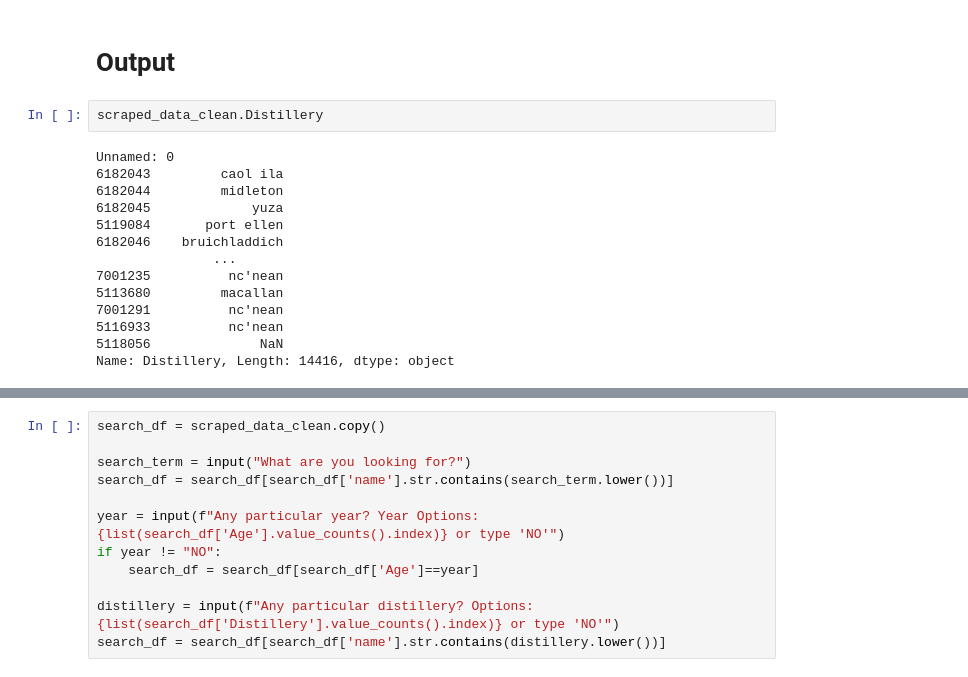
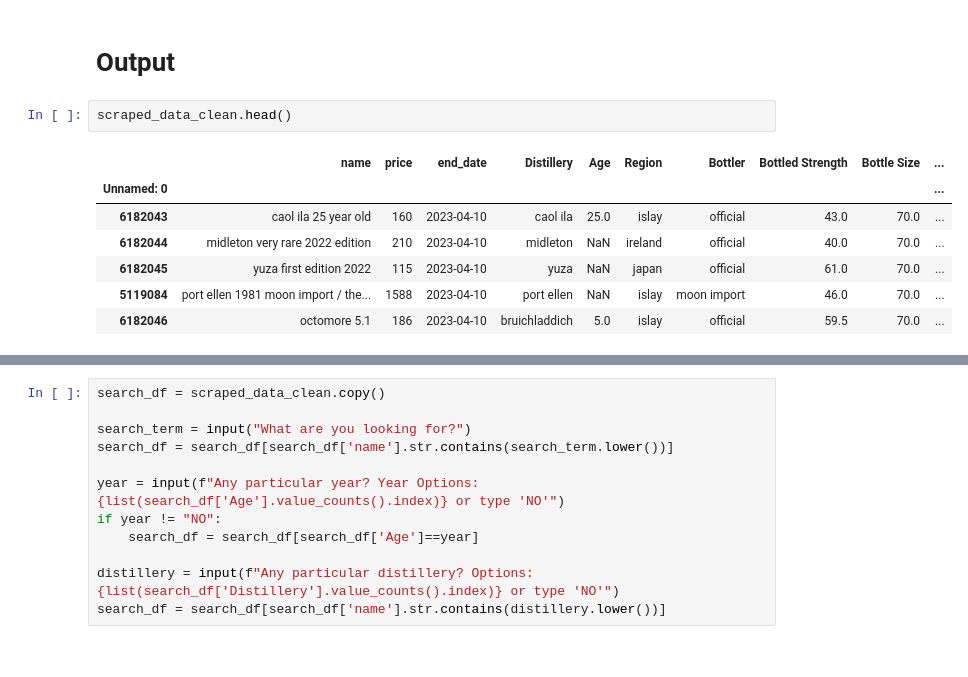
Before and after one commit to bpearson23/cs32_finalproject, a Jupyter notebook: full_scraper.ipynb, the cells around one changed output, grey strips where cells are left out. Drawn from its saved outputs; the diff is of its cells as text.

```diff
--- a/full_scraper.ipynb
+++ b/full_scraper.ipynb
@@ -260,18 +276,12 @@ scraped_data_clean.Distillery = scraped_data.Distillery.apply(try_lower)
 # %% [markdown]
 # Output
-# %%
-scraped_data_clean.Distillery
-# %% [output]
-Unnamed: 0
-6182043         caol ila
-6182044         midleton
-6182045             yuza
-5119084       port ellen
-6182046    bruichladdich
-               ...
-7001235          nc'nean
-5113680         macallan
-7001291          nc'nean
-5116933          nc'nean
-5118056              NaN
-Name: Distillery, Length: 14416, dtype: object
+# %%
+scraped_data_clean.head()
+# %% [output]
+|  | name | price | end_date | Distillery | Age | Region | Bottler | Bottled Strength | Bottle Size | ... |
+| Unnamed: 0 |  |  |  |  |  |  |  |  |  | ... |
+| 6182043 | caol ila 25 year old | 160 | 2023-04-10 | caol ila | 25.0 | islay | official | 43.0 | 70.0 | ... |
+| 6182044 | midleton very rare 2022 edition | 210 | 2023-04-10 | midleton | NaN | ireland | official | 40.0 | 70.0 | ... |
+| 6182045 | yuza first edition 2022 | 115 | 2023-04-10 | yuza | NaN | japan | official | 61.0 | 70.0 | ... |
+| 5119084 | port ellen 1981 moon import / the... | 1588 | 2023-04-10 | port ellen | NaN | islay | moon import | 46.0 | 70.0 | ... |
+| 6182046 | octomore 5.1 | 186 | 2023-04-10 | bruichladdich | 5.0 | islay | official | 59.5 | 70.0 | ... |
```
Also changed, not shown: parts of 6 cells of this notebook.
